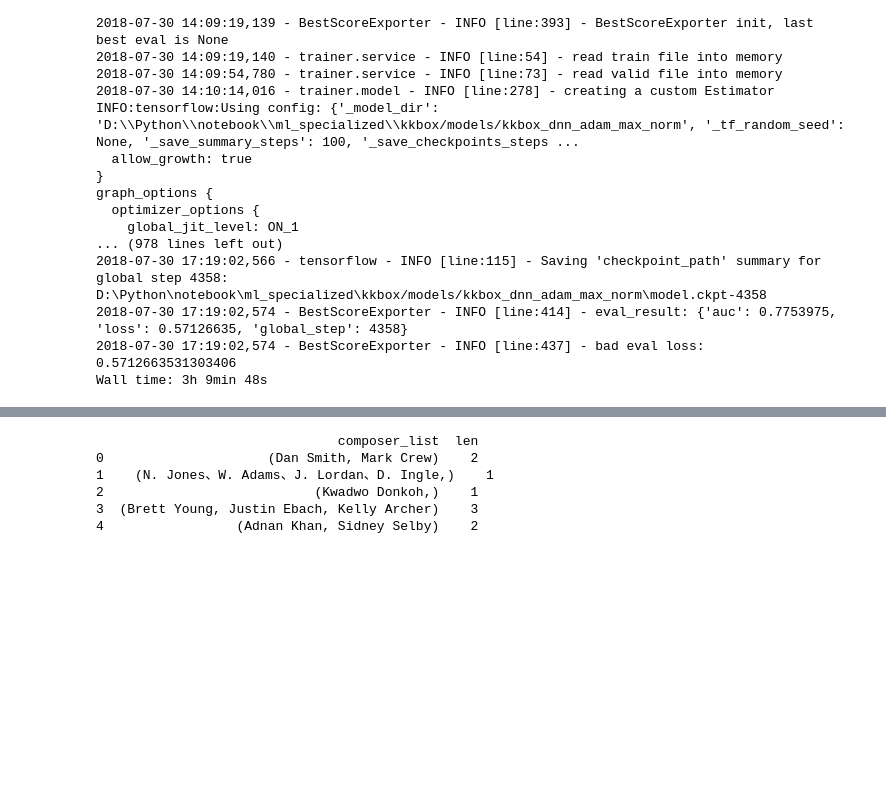
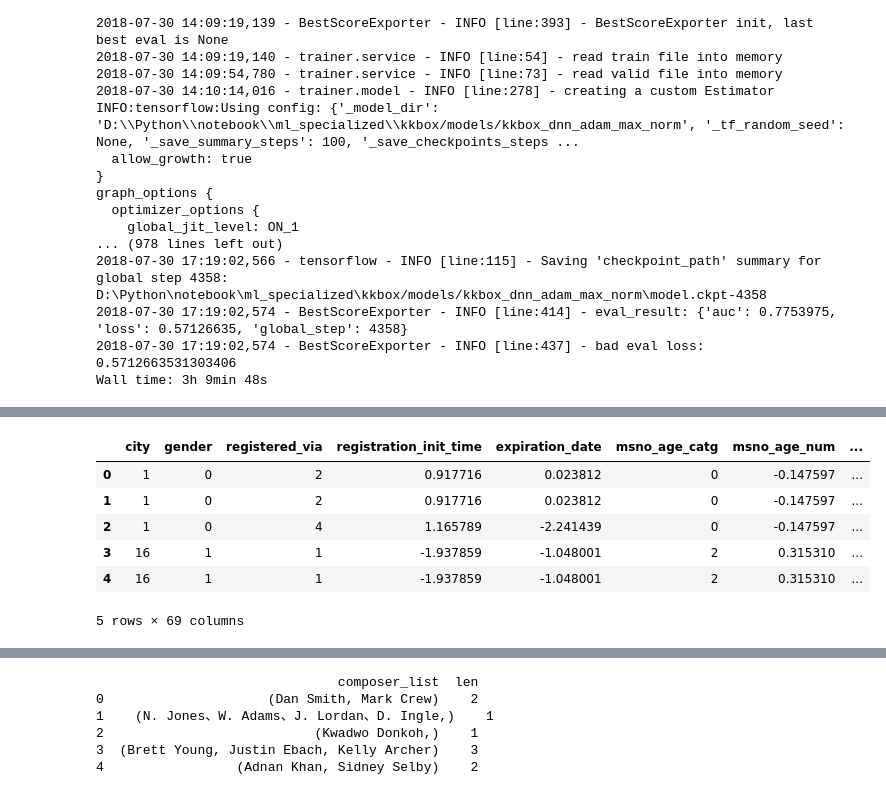
Before and after one commit to CloudMile/ml-specialized, a Jupyter notebook: kkbox/kkbox.ipynb, the cells around one changed output, grey strips where cells are left out. Drawn from its saved outputs; the diff is of its cells as text; code cells hidden in the pictures; blank space fills up the shorter version.

```diff
--- a/kkbox/kkbox.ipynb
+++ b/kkbox/kkbox.ipynb
@@ -292,0 +438,10 @@ service.Service.instance.train(model_name='neu_mf', reset=False)
+# %%
+test_df.head()
+# %% [output]
+|  | city | gender | registered_via | registration_init_time | expiration_date | msno_age_catg | msno_age_num | ... |
+| 0 | 1 | 0 | 2 | 0.917716 | 0.023812 | 0 | -0.147597 | ... |
+| 1 | 1 | 0 | 2 | 0.917716 | 0.023812 | 0 | -0.147597 | ... |
+| 2 | 1 | 0 | 4 | 1.165789 | -2.241439 | 0 | -0.147597 | ... |
+| 3 | 16 | 1 | 1 | -1.937859 | -1.048001 | 2 | 0.315310 | ... |
+| 4 | 16 | 1 | 1 | -1.937859 | -1.048001 | 2 | 0.315310 | ... |
+5 rows × 69 columns
```
Also changed, not shown: parts of 15 cells of this notebook, 10 other files.
